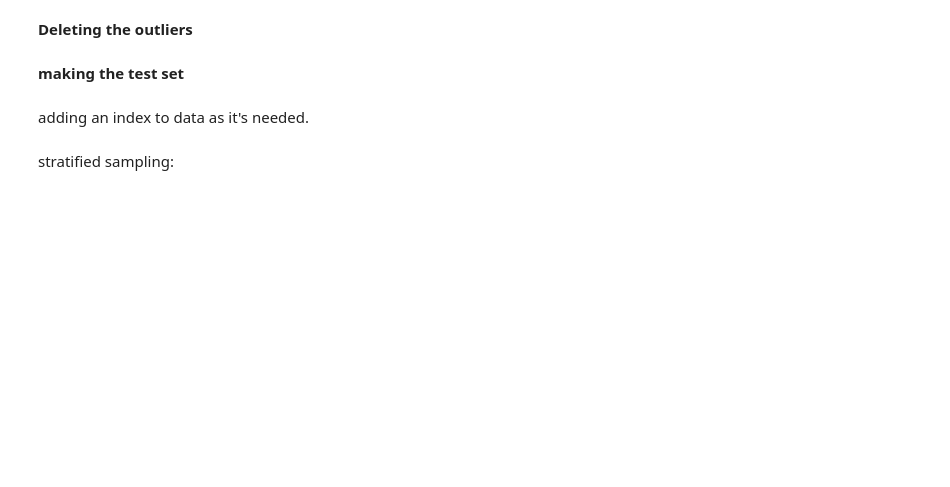
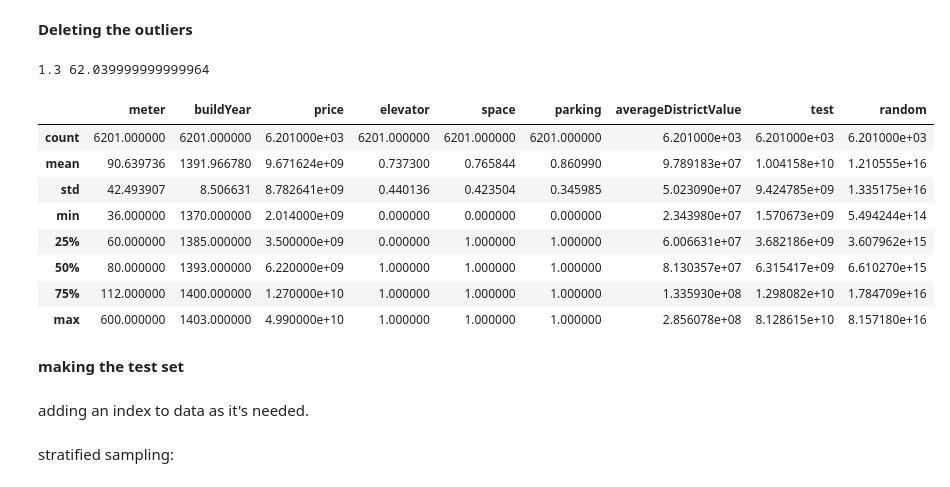
Before and after one commit to mehanalavimajd/pelot, a Jupyter notebook: model/train.ipynb, the cells around one changed output. Saved outputs shown, nothing was run; the diff lists cells and outputs as text; code cells hidden in the pictures; blank space fills up the shorter version.

```diff
--- a/model/train.ipynb
+++ b/model/train.ipynb
@@ -28,16 +67,27 @@ plt.show()
 # %%
 import numpy as np
 from scipy import stats
 outlierHigh = df["price"].quantile(0.98)
 outlierLow = df["price"].quantile(0.02)
 df.reset_index()
-df=df[(df['price'] > 2e9) & (df['price'] < 65e9)]
+df=df[(df['price'] > 2e9) & (df['price'] < 50e9)]
 df=df[(df['meter'] > 35) & (df['meter'] < 2000)]
 df=df[(df['buildYear'] > 1355) & (df['buildYear'] < 1404)]
 
 
 print(outlierLow/1e9,outlierHigh/1e9)
 df.describe()
+# %% [output]
+1.3 62.039999999999964
+|  | meter | buildYear | price | elevator | space | parking | averageDistrictValue | test | random |
+| count | 6201.000000 | 6201.000000 | 6.201000e+03 | 6201.000000 | 6201.000000 | 6201.000000 | 6.201000e+03 | 6.201000e+03 | 6.201000e+03 |
+| mean | 90.639736 | 1391.966780 | 9.671624e+09 | 0.737300 | 0.765844 | 0.860990 | 9.789183e+07 | 1.004158e+10 | 1.210555e+16 |
+| std | 42.493907 | 8.506631 | 8.782641e+09 | 0.440136 | 0.423504 | 0.345985 | 5.023090e+07 | 9.424785e+09 | 1.335175e+16 |
+| min | 36.000000 | 1370.000000 | 2.014000e+09 | 0.000000 | 0.000000 | 0.000000 | 2.343980e+07 | 1.570673e+09 | 5.494244e+14 |
+| 25% | 60.000000 | 1385.000000 | 3.500000e+09 | 0.000000 | 1.000000 | 1.000000 | 6.006631e+07 | 3.682186e+09 | 3.607962e+15 |
+| 50% | 80.000000 | 1393.000000 | 6.220000e+09 | 1.000000 | 1.000000 | 1.000000 | 8.130357e+07 | 6.315417e+09 | 6.610270e+15 |
+| 75% | 112.000000 | 1400.000000 | 1.270000e+10 | 1.000000 | 1.000000 | 1.000000 | 1.335930e+08 | 1.298082e+10 | 1.784709e+16 |
+| max | 600.000000 | 1403.000000 | 4.990000e+10 | 1.000000 | 1.000000 | 1.000000 | 2.856078e+08 | 8.128615e+10 | 8.157180e+16 |
 # %% [markdown]
 **making the test set**
 # %%
```
Also changed, not shown: parts of 12 cells of this notebook, 3 other files.
